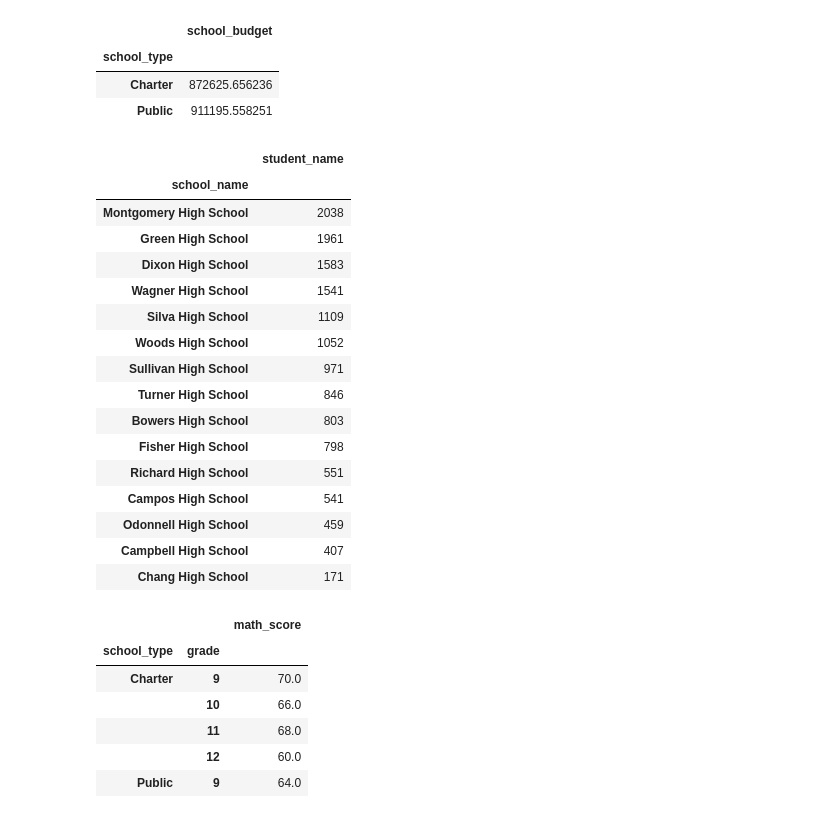
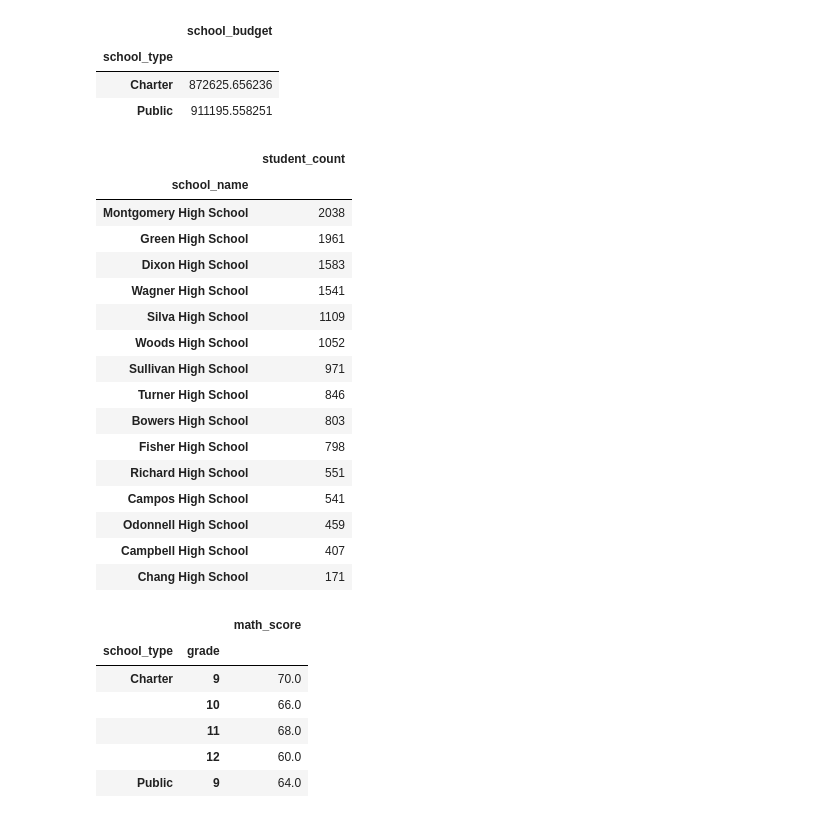
Before and after one commit to Ctblossey/School_District_Analysis, a Jupyter notebook: Student_Data_Challenge_Starter_Code.ipynb, the cells around one changed output. Cells and saved outputs as stored; diff of their text form; code cells hidden in the pictures.

```diff
--- a/Student_Data_Challenge_Starter_Code.ipynb
+++ b/Student_Data_Challenge_Starter_Code.ipynb
@@ -284,11 +284,12 @@ avg_by_type.loc[:,["school_budget"]]
 # %%
 # Use the `groupby`, `count`, and `sort_values` functions to find the
 # total number of students at each school and sort from most students to least students.
 
 count_by_school = student_df.groupby(["school_name"]).count()
-count_by_school.loc[:,["student_name"]].sort_values("student_name",ascending=False)
+count_by_school["student_count"] = count_by_school["student_id"]
+count_by_school.loc[:,["student_count"]].sort_values("student_count",ascending=False)
 # %% [output]
-|  | student_name |
+|  | student_count |
 | school_name |  |
 | Montgomery High School | 2038 |
 | Green High School | 1961 |
```
